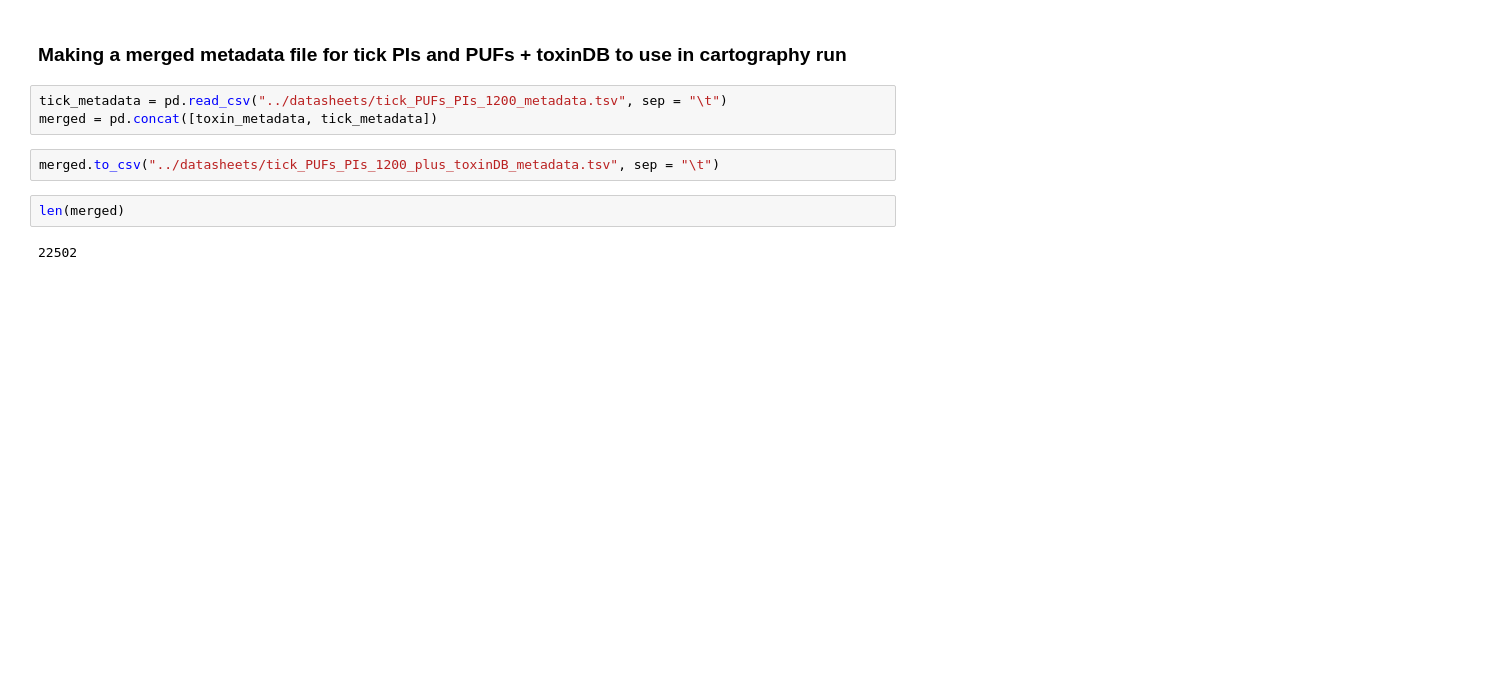
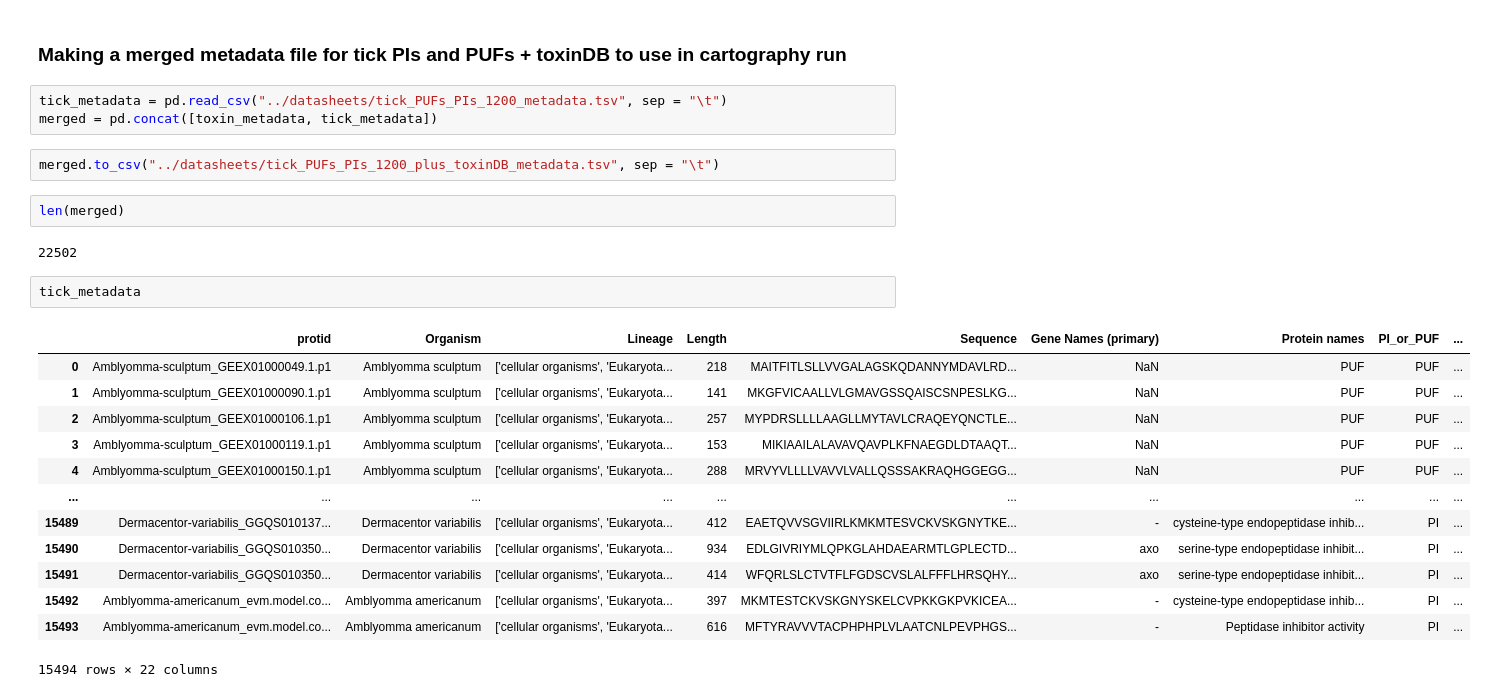
Before and after one commit to Arcadia-Science/2025-pi-disco-pub, a Jupyter notebook: notebooks/02_make_metadata.ipynb, the cells around one changed output. Saved outputs shown, nothing was run; the diff lists cells and outputs as text; blank space fills up the shorter version.

```diff
--- a/notebooks/02_make_metadata.ipynb
+++ b/notebooks/02_make_metadata.ipynb
@@ -234,3 +233,19 @@ merged.to_csv("../datasheets/tick_PUFs_PIs_1200_plus_toxinDB_metadata.tsv", sep
 len(merged)
 # %% [output]
 22502
+# %%
+tick_metadata
+# %% [output]
+|  | protid | Organism | Lineage | Length | Sequence | Gene Names (primary) | Protein names | PI_or_PUF | ... |
+| 0 | Amblyomma-sculptum_GEEX01000049.1.p1 | Amblyomma sculptum | ['cellular organisms', 'Eukaryota... | 218 | MAITFITLSLLVVGALAGSKQDANNYMDAVLRD... | NaN | PUF | PUF | ... |
+| 1 | Amblyomma-sculptum_GEEX01000090.1.p1 | Amblyomma sculptum | ['cellular organisms', 'Eukaryota... | 141 | MKGFVICAALLVLGMAVGSSQAISCSNPESLKG... | NaN | PUF | PUF | ... |
+| 2 | Amblyomma-sculptum_GEEX01000106.1.p1 | Amblyomma sculptum | ['cellular organisms', 'Eukaryota... | 257 | MYPDRSLLLLAAGLLMYTAVLCRAQEYQNCTLE... | NaN | PUF | PUF | ... |
+| 3 | Amblyomma-sculptum_GEEX01000119.1.p1 | Amblyomma sculptum | ['cellular organisms', 'Eukaryota... | 153 | MIKIAAILALAVAVQAVPLKFNAEGDLDTAAQT... | NaN | PUF | PUF | ... |
+| 4 | Amblyomma-sculptum_GEEX01000150.1.p1 | Amblyomma sculptum | ['cellular organisms', 'Eukaryota... | 288 | MRVYVLLLLVAVVLVALLQSSSAKRAQHGGEGG... | NaN | PUF | PUF | ... |
+| ... | ... | ... | ... | ... | ... | ... | ... | ... | ... |
+| 15489 | Dermacentor-variabilis_GGQS010137... | Dermacentor variabilis | ['cellular organisms', 'Eukaryota... | 412 | EAETQVVSGVIIRLKMKMTESVCKVSKGNYTKE... | - | cysteine-type endopeptidase inhib... | PI | ... |
+| 15490 | Dermacentor-variabilis_GGQS010350... | Dermacentor variabilis | ['cellular organisms', 'Eukaryota... | 934 | EDLGIVRIYMLQPKGLAHDAEARMTLGPLECTD... | axo | serine-type endopeptidase inhibit... | PI | ... |
+| 15491 | Dermacentor-variabilis_GGQS010350... | Dermacentor variabilis | ['cellular organisms', 'Eukaryota... | 414 | WFQRLSLCTVTFLFGDSCVSLALFFFLHRSQHY... | axo | serine-type endopeptidase inhibit... | PI | ... |
+| 15492 | Amblyomma-americanum_evm.model.co... | Amblyomma americanum | ['cellular organisms', 'Eukaryota... | 397 | MKMTESTCKVSKGNYSKELCVPKKGKPVKICEA... | - | cysteine-type endopeptidase inhib... | PI | ... |
+| 15493 | Amblyomma-americanum_evm.model.co... | Amblyomma americanum | ['cellular organisms', 'Eukaryota... | 616 | MFTYRAVVVTACPHPHPLVLAATCNLPEVPHGS... | - | Peptidase inhibitor activity | PI | ... |
+15494 rows × 22 columns
```
Also changed, not shown: parts of 2 cells of this notebook, 6 other files.
